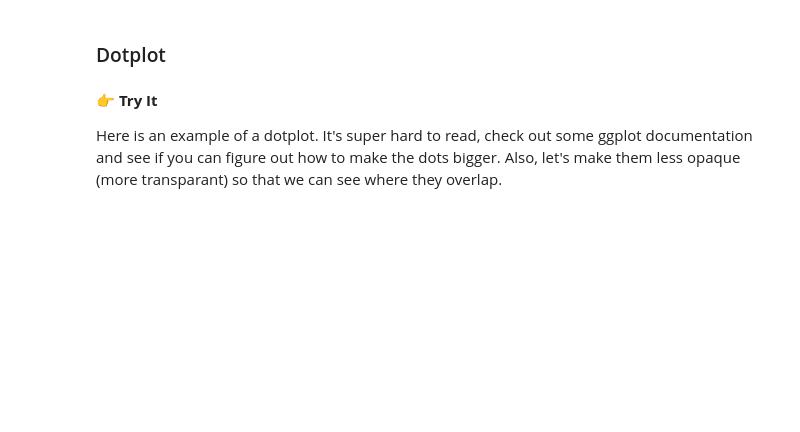
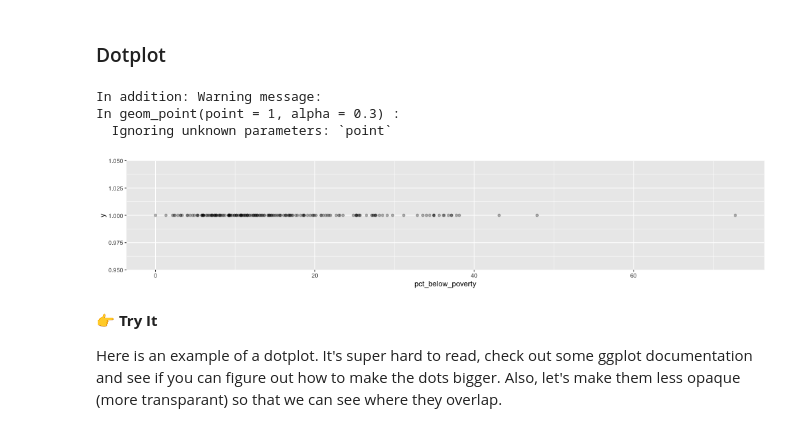
Before and after one commit to data4news/ggplot-intro-yiren54610, a Jupyter notebook: notebook-1.ipynb, the cells around one changed output. Saved outputs shown, nothing was run; the diff lists cells and outputs as text; code cells hidden in the pictures; blank space fills up the shorter version.

```diff
--- a/notebook-1.ipynb
+++ b/notebook-1.ipynb
@@ -138,9 +205,14 @@ https://ggplot2.tidyverse.org/reference/geom_histogram.html
 # %%
 %%R -w 1000 -h 200
 
 ggplot(df) +
     aes(x=pct_below_poverty, y=1) +
-    geom_point()
+    geom_point(point=1,alpha=.3)
+# %% [output]
+In addition: Warning message:
+In geom_point(point = 1, alpha = 0.3) :
+  Ignoring unknown parameters: `point`
+[figure, added]
 # %% [markdown]
 **👉 Try It**
 
```
Also changed, not shown: parts of 21 cells of this notebook, 2 other files.
